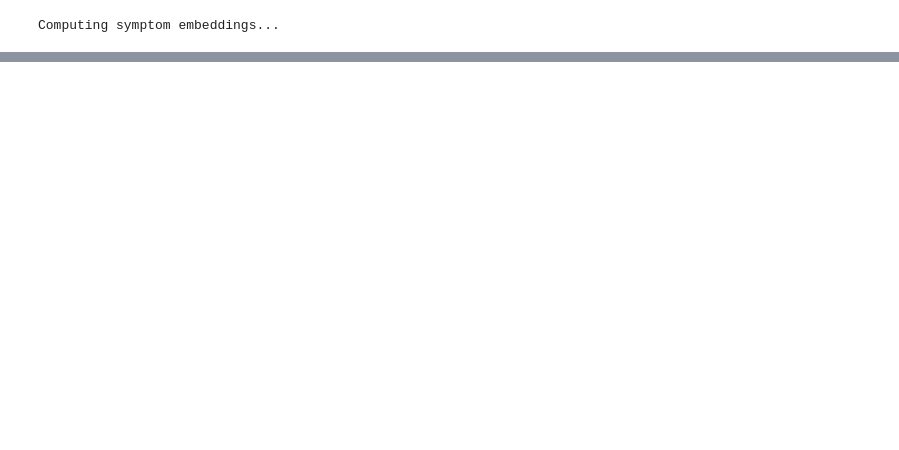
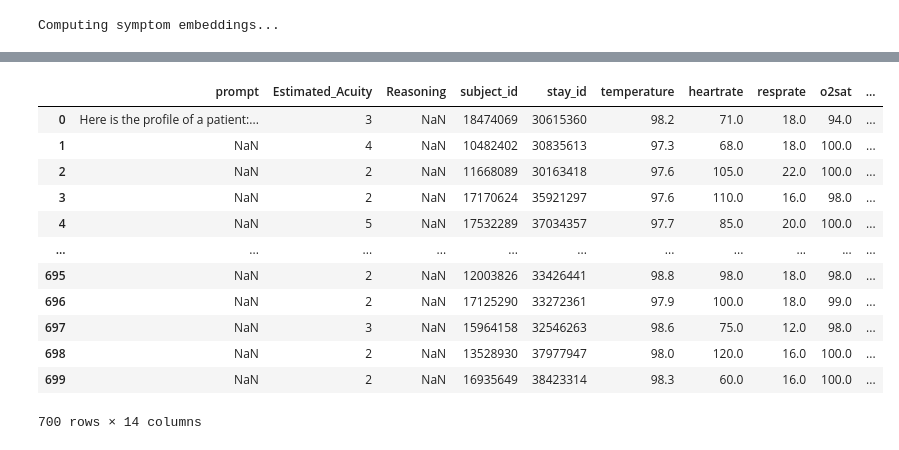
Before and after one commit to jiosephlee/llm-medical-bias, a Jupyter notebook: playgroound_3.ipynb, the cells around one changed output, grey strips where cells are left out. Drawn from its saved outputs; the diff is of its cells as text; code cells hidden in the pictures; blank space fills up the shorter version.

```diff
--- a/playgroound_3.ipynb
+++ b/playgroound_3.ipynb
@@ -288,0 +400,18 @@ Rank 5: Altered mental status (Similarity: nan)
+# %%
+df = pd.read_csv('./results/Triage-Private-Stratified/Triage-Private-Stratified_ZeroShot_openai-gpt-4o-chat_json_detailed0_1000_20241125_170724.csv')
+# %%
+df
+# %% [output]
+|  | prompt | Estimated_Acuity | Reasoning | subject_id | stay_id | temperature | heartrate | resprate | o2sat | ... |
+| 0 | Here is the profile of a patient:... | 3 | NaN | 18474069 | 30615360 | 98.2 | 71.0 | 18.0 | 94.0 | ... |
+| 1 | NaN | 4 | NaN | 10482402 | 30835613 | 97.3 | 68.0 | 18.0 | 100.0 | ... |
+| 2 | NaN | 2 | NaN | 11668089 | 30163418 | 97.6 | 105.0 | 22.0 | 100.0 | ... |
+| 3 | NaN | 2 | NaN | 17170624 | 35921297 | 97.6 | 110.0 | 16.0 | 98.0 | ... |
+| 4 | NaN | 5 | NaN | 17532289 | 37034357 | 97.7 | 85.0 | 20.0 | 100.0 | ... |
+| ... | ... | ... | ... | ... | ... | ... | ... | ... | ... | ... |
+| 695 | NaN | 2 | NaN | 12003826 | 33426441 | 98.8 | 98.0 | 18.0 | 98.0 | ... |
+| 696 | NaN | 2 | NaN | 17125290 | 33272361 | 97.9 | 100.0 | 18.0 | 99.0 | ... |
+| 697 | NaN | 3 | NaN | 15964158 | 32546263 | 98.6 | 75.0 | 12.0 | 98.0 | ... |
+| 698 | NaN | 2 | NaN | 13528930 | 37977947 | 98.0 | 120.0 | 16.0 | 100.0 | ... |
+| 699 | NaN | 2 | NaN | 16935649 | 38423314 | 98.3 | 60.0 | 16.0 | 100.0 | ... |
+700 rows × 14 columns
```
Also changed, not shown: parts of 27 cells of this notebook, 8 other files.
